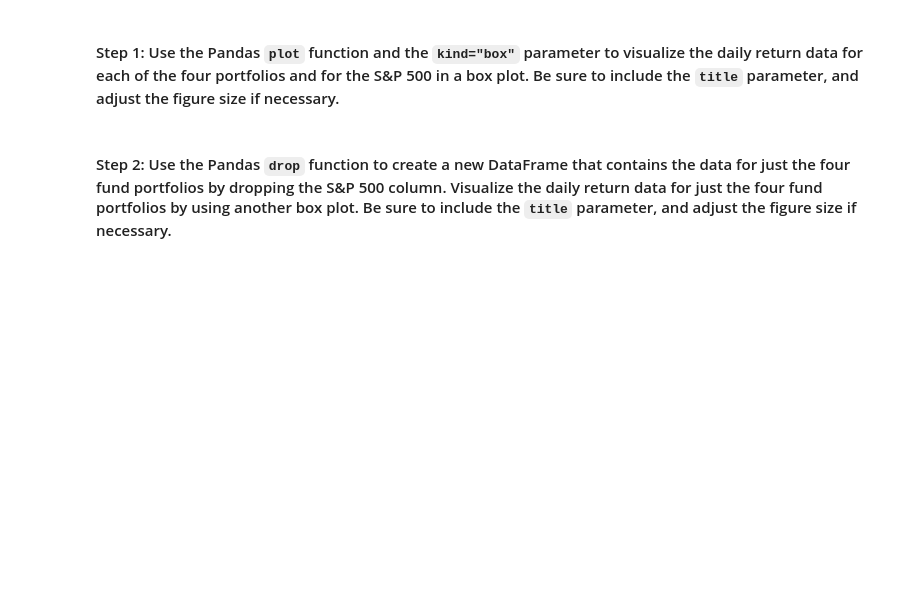
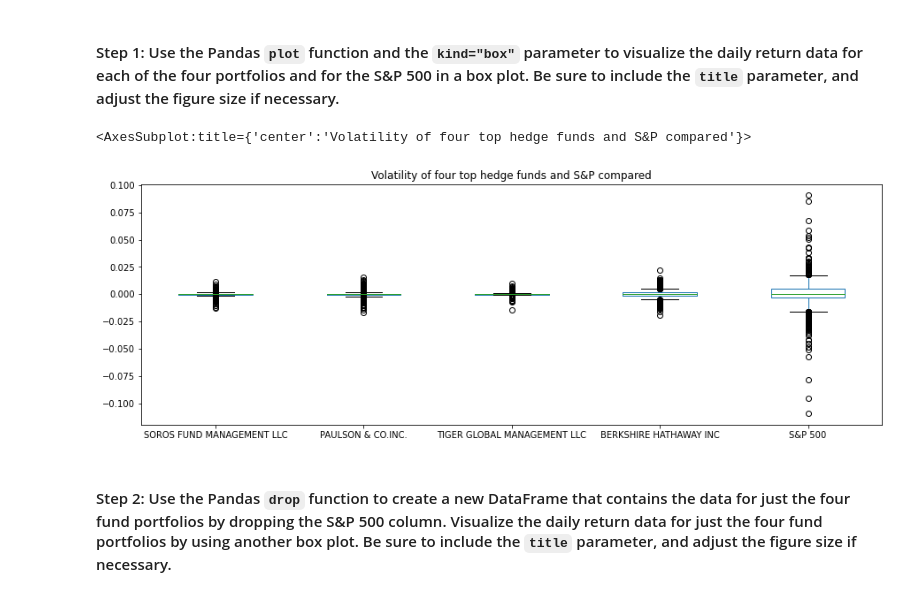
Before and after one commit to phodsman/Hedge-Fund-Risk-and-Return-Analyzer, a Jupyter notebook: risk_return_analysis.ipynb, the cells around one changed output. Drawn from its saved outputs; the diff is of its cells as text; code cells hidden in the pictures; blank space fills up the shorter version.

Commit message:
Volatility chart comparisons added

```diff
--- a/risk_return_analysis.ipynb
+++ b/risk_return_analysis.ipynb
@@ -196,7 +196,10 @@ Analyze the volatility of each of the four fund portfolios and of the S&P 500 In
 # %%
 # Use the daily return data to create box plots to visualize the volatility of the 4 funds and the S&P 500
 # Include a title parameter and adjust the figure size
-# YOUR CODE HERE
+daily_returns.plot(kind="box", title="Volatility of four top hedge funds and S&P compared", figsize=[15,5])
+# %% [output]
+<AxesSubplot:title={'center':'Volatility of four top hedge funds and S&P compared'}>
+[figure, added]
 # %% [markdown]
 #### Step 2: Use the Pandas `drop` function to create a new DataFrame that contains the data for just the four fund portfolios by dropping the S&P 500 column. Visualize the daily return data for just the four fund portfolios by using another box plot. Be sure to include the `title` parameter, and adjust the figure size if necessary.
 # %%
```
Also changed, not shown: parts of 3 cells of this notebook.
